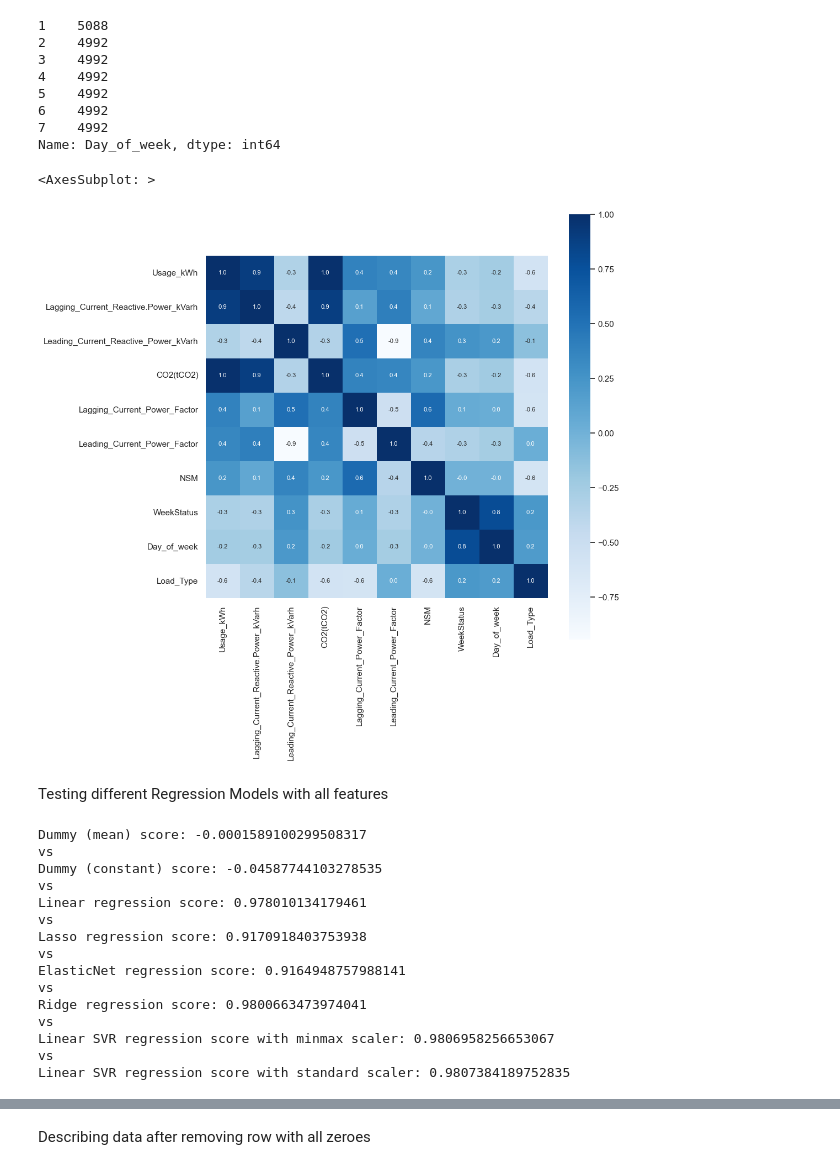
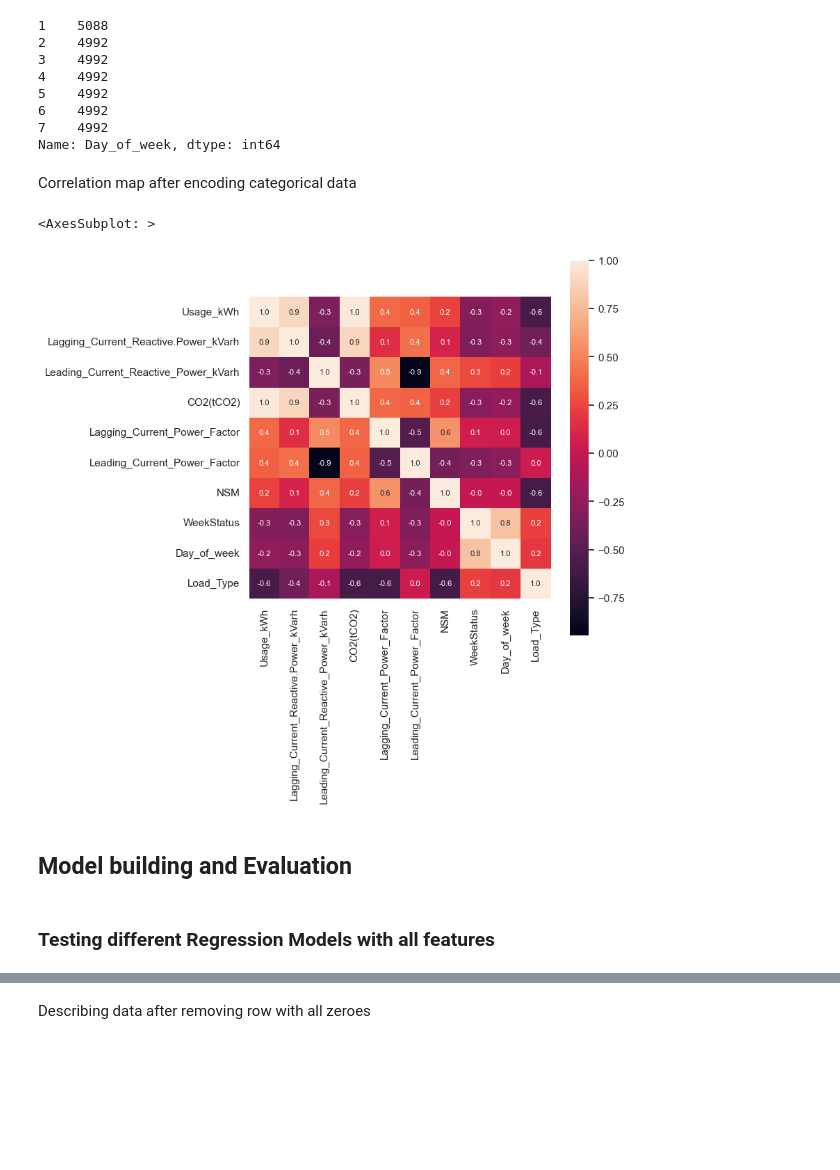
Before and after one commit to tea561/ML, a Jupyter notebook: Projekat1/proj1.ipynb, the cells around one changed output, grey strips where cells are left out. Cells and saved outputs as stored; diff of their text form; code cells hidden in the pictures; blank space fills up the shorter version.

```diff
--- a/Projekat1/proj1.ipynb
+++ b/Projekat1/proj1.ipynb
@@ -307,86 +342,67 @@ print(data['Day_of_week'].value_counts())
 6    4992
 7    4992
 Name: Day_of_week, dtype: int64
+# %% [markdown]
+Correlation map after encoding categorical data
 # %%
-correlation = data.corr()
-plt.figure(figsize=(10,10))
-sns.heatmap(correlation, cbar=True, square=True, fmt='.1f', annot=True, annot_kws={'size':8}, cmap='Blues')
+correlation = data.corr(numeric_only=True)
+plt.figure(figsize=(7,7))
+sns.heatmap(correlation, cbar=True, square=True, fmt='.1f', annot=True, annot_kws={'size':8})
 # %% [output]
 <AxesSubplot: >
-[figure, old version]
+[figure, new version]
+# %% [markdown]
+## Model building and Evaluation
 # %% [markdown]
-Testing different Regression Models with all features
+### Testing different Regression Models with all features
 # %%
 temp = data.loc[:, data.columns != 'Usage_kWh']
 features, target = temp.loc[:, temp.columns != 'date'], data['Usage_kWh']
 features_train, features_test, target_train, target_test = train_test_split(features, target, random_state=0)
 
+training_score = []
+
 dummy = DummyRegressor(strategy="mean")
 dummy.fit(features_train, target_train)
 d_score = dummy.score(features_test, target_test)
 
+
 clf = DummyRegressor(strategy='constant', constant=20)
 clf.fit(features_train, target_train)
-clf_score = clf.score(features_test, target_test)
+clf_score = clf.score(features_train, target_train)
 
 lr = LinearRegression()
 lr.fit(features_train, target_train)
-lr_score = lr.score(features_test, target_test)
+
+training_score.append(lr.score(features_train, target_train))
 
 lasso = Lasso(alpha=0.1)
 lasso.fit(features_train, target_train)
-llr_score = lasso.score(features_train, target_train)
+
+training_score.append(lasso.score(features_train, target_train))
 
 en = ElasticNet(alpha=0.1)
 en.fit(features_train, target_train)
-en_score = en.score(features_train, target_train)
+
+training_score.append(en.score(features_train, target_train))
 
 rlr = Ridge(alpha=0.1)
 rlr.fit(features_train, target_train)
-rlr_score = rlr.score(features_train, target_train)
+
+training_score.append(rlr.score(features_train, target_train))
 
 scaler = MinMaxScaler()
 features_train = scaler.fit_transform(features_train)
 features_test = scaler.transform(features_test)
-svr = LinearSVR()
-svr.fit(features_train, target_train)
-svr_score_1 = svr.score(features_train, target_train)
+svr_max_scaler = LinearSVR()
+svr_max_scaler.fit(features_train, target_train)
+
+training_score.append(svr_max_scaler.score(features_train, target_train))
 
 scaler = StandardScaler()
 features_train = scaler.fit_transform(features_train)
 features_test = scaler.transform(features_test)
-svr = LinearSVR()
-svr.fit(features_train, target_train)
-svr_score_2 = svr.score(features_train, target_train)
+svr_standard_scaler = LinearSVR()
+svr_standard_scaler.fit(features_train, target_train)
 
-print("Dummy (mean) score: " + str(d_score))
-print("vs")
-print("Dummy (constant) score: " + str(clf_score))
-print("vs")
-print("Linear regression score: " + str(lr_score))
-print("vs")
-print("Lasso regression score: " + str(llr_score))
-print("vs")
-print("ElasticNet regression score: " + str(en_score))
-print("vs")
-print("Ridge regression score: " + str(rlr_score))
-print("vs")
-print("Linear SVR regression score with minmax scaler: " + str(svr_score_1))
-print("vs")
-print("Linear SVR regression score with standard scaler: " + str(svr_score_2))
+training_score.append(svr_standard_scaler.score(features_train, target_train))
-# %% [output]
-Dummy (mean) score: -0.0001589100299508317
-vs
-Dummy (constant) score: -0.04587744103278535
-vs
-Linear regression score: 0.978010134179461
-vs
-Lasso regression score: 0.9170918403753938
-vs
-ElasticNet regression score: 0.9164948757988141
-vs
-Ridge regression score: 0.9800663473974041
-vs
-Linear SVR regression score with minmax scaler: 0.9806958256653067
-vs
-Linear SVR regression score with standard scaler: 0.9807384189752835
```
Also changed, not shown: parts of 27 cells of this notebook.
